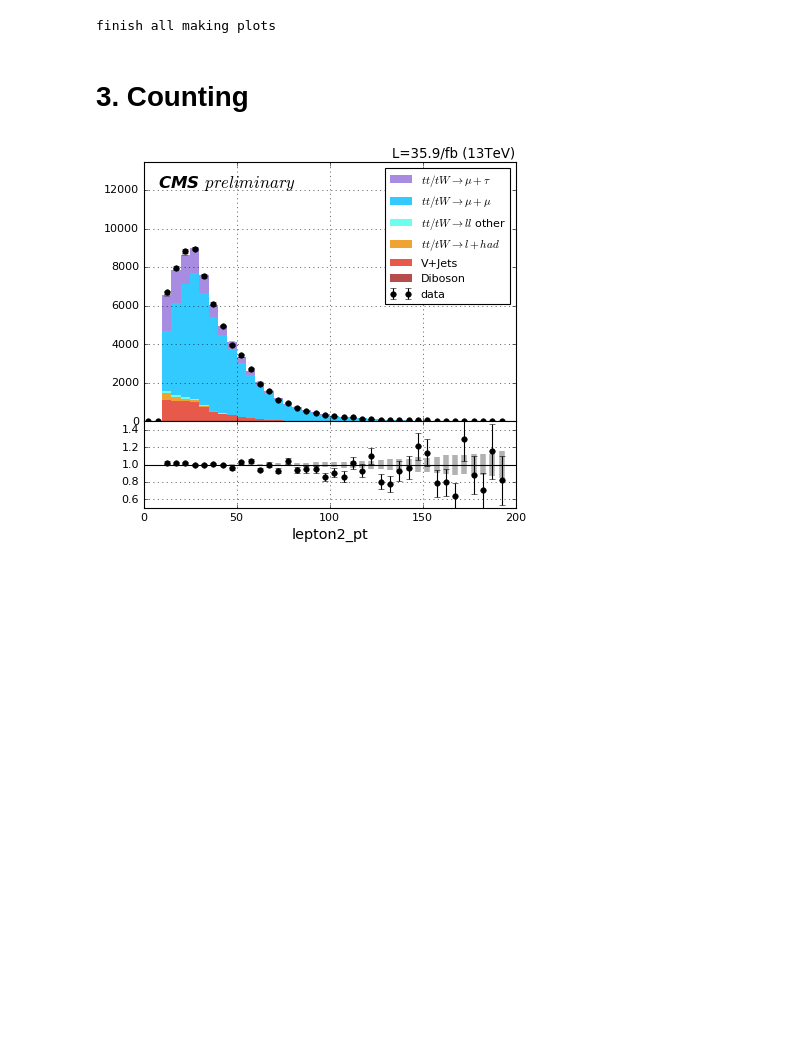
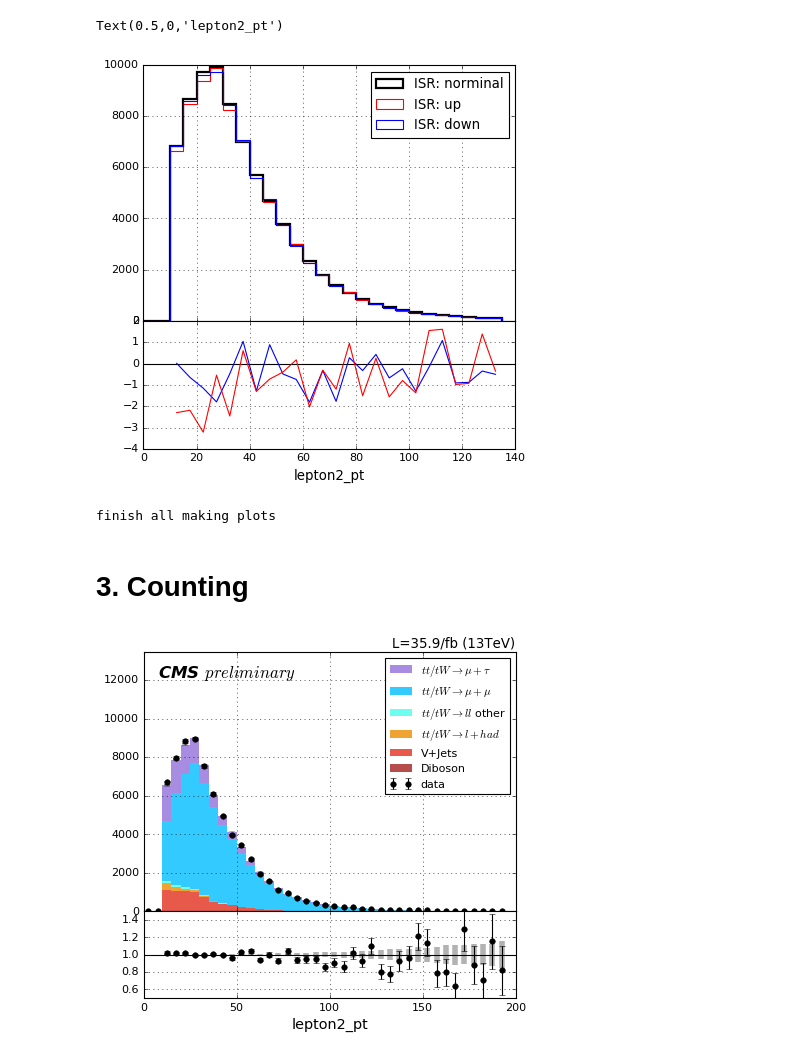
Before and after one commit to ZihengChen/WBranchingFaction, a Jupyter notebook: notebooks/plotter/ttTheoreticalUncPlotter.ipynb, the cells around one changed output. Saved outputs shown, nothing was run; the diff lists cells and outputs as text; code cells hidden in the pictures; blank space fills up the shorter version.

```diff
--- a/notebooks/plotter/ttTheoreticalUncPlotter.ipynb
+++ b/notebooks/plotter/ttTheoreticalUncPlotter.ipynb
@@ -84,3 +214,60 @@ FileNotFoundError: [Errno 2] No such file or directory: '/mnt/data/zchen/Analysi
+# %%
+v,a,b,step,xl = "lepton2_pt",0,140,5,"lepton2_pt"
+
+mybins = np.arange(a,b,step)
+mybinscenter = mybins[0:-1]+step/2
+
+
+fig, axes = plt.subplots(2, 1, sharex=True, facecolor="w",
+                         gridspec_kw={'height_ratios':[2,1]},
+                         figsize=(6,6))
+fig.subplots_adjust(hspace=0)
+
+ax = axes[0]
+cent = ax.hist(MCtt[v],weights=MCtt["eventWeight"],bins=mybins,
+                histtype="step",color='k',alpha=1,lw=2,label=name+": norminal")
+ax.grid(True)
+
+
+ax = axes[1]
+ax.axhline(0,color="k")
+ax.grid(True)
+
+
+
+colorUp="r"
+colorDown="b"
+mylinewidth="1"
+mylinestyle="-"
+ax = axes[0]
+
+MCttdown = pd.read_pickle(pickledir+"mcttTheory/ntuple_ttbar_inclusive_{}down.pkl".format(variable[name])).query(cuts)
+MCttup   = pd.read_pickle(pickledir+"mcttTheory/ntuple_ttbar_inclusive_{}up.pkl".format(variable[name])).query(cuts)
+up   = ax.hist( MCttup[v],weights=MCttup["eventWeight"],bins=mybins,
+                histtype="step",color=colorUp,linestyle=mylinestyle,linewidth=mylinewidth,label=name+": up")
+
+down = ax.hist( MCttdown[v],weights=MCttdown["eventWeight"],bins=mybins,
+                histtype="step",color=colorDown,linestyle=mylinestyle,linewidth=mylinewidth,label=name+": down")
+
+ax.legend()
+ax = axes[1]
+down,up,cent = down[0],up[0],cent[0]
+nonzero = cent>0
+residualDown = (down[nonzero]-cent[nonzero])/cent[nonzero]**0.5
+residualUp   = (up  [nonzero]-cent[nonzero])/cent[nonzero]**0.5
+ax.plot(mybinscenter[nonzero],residualDown,mylinestyle,lw=mylinewidth,color=colorDown)
+ax.plot(mybinscenter[nonzero],residualUp, mylinestyle,lw=mylinewidth,color=colorUp)
+
+# plotUpAndDown("FSR",cent,"purple","purple",2,"-")
+# plotUpAndDown("ISR",cent,"r","r",2,"-")
+# plotUpAndDown("UE",cent,"orange","orange",1,"-")
+# plotUpAndDown("ME+PS",cent,"g","g",1,"-")
+
+
+ax.set_xlabel(xl,fontsize=12)
+# %% [output]
+Text(0.5,0,'lepton2_pt')
+[figure, added]
 # %%
 pp = pd.read_csv("plotparameters.csv")
 label_list = ['Diboson','V+Jets', r'$tt/tW \rightarrow l + had$',
```
Also changed, not shown: parts of 14 cells of this notebook, 2 other files.
